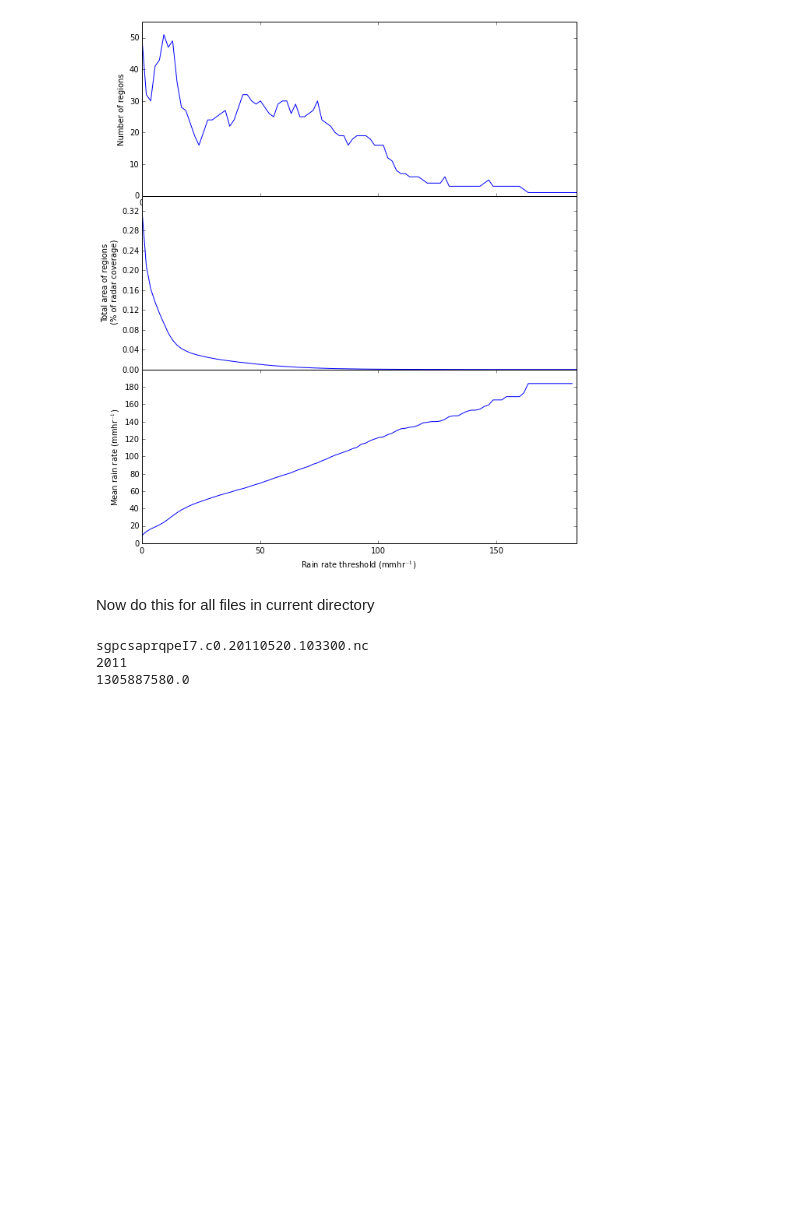
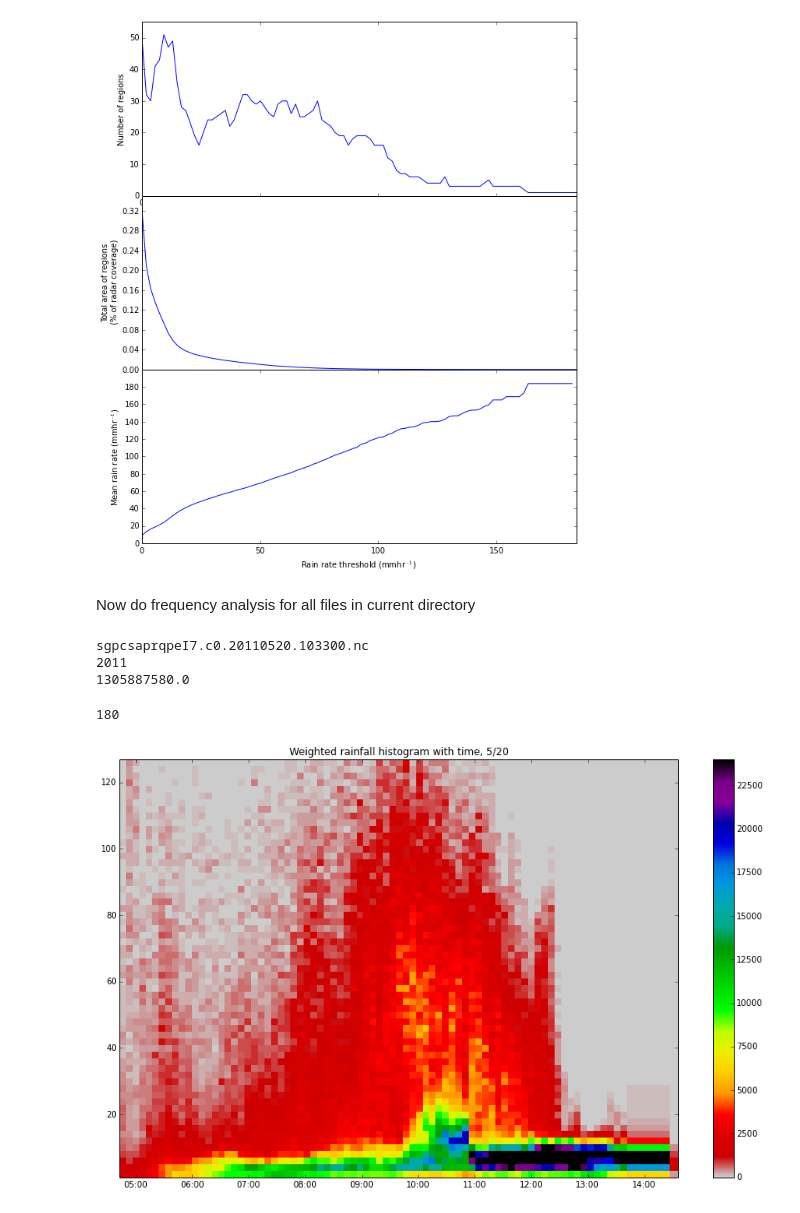
Before and after one commit to mvanlierwalq/IPy_NB_Public, a Jupyter notebook: csapr_qpe_analyze.ipynb, the cells around one changed output. Drawn from its saved outputs; the diff is of its cells as text; code cells hidden in the pictures; blank space fills up the shorter version.

Commit message:
added Collis analysis with time to csapr_qpe_analyze

```diff
--- a/csapr_qpe_analyze.ipynb
+++ b/csapr_qpe_analyze.ipynb
@@ -111,7 +111,7 @@ f.subplots_adjust(hspace=0)
 90477.8684234
 [figure]
 # %% [markdown]
-Now do this for all files in current directory
+Now do frequency analysis for all files in current directory
 # %%
 print filenm
 print filenm[17:21]
@@ -132,0 +175,5 @@ for root,dirs,files in os.walk('./'):
+# %%
+plot_qpe_ts('../20110520/','5/20',40,120)
+# %% [output]
+180
+[figure, added]
```
Also changed, not shown: parts of 14 cells of this notebook.
